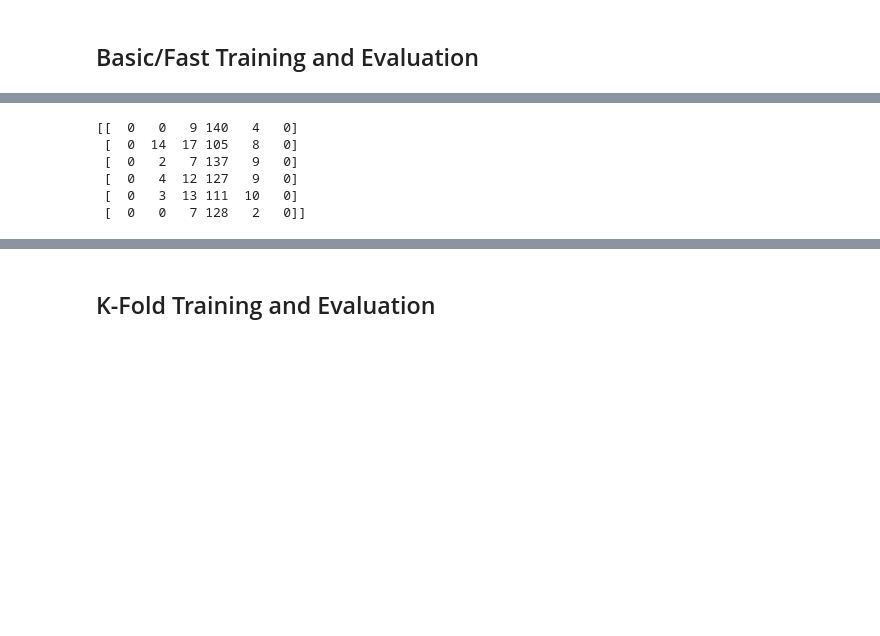
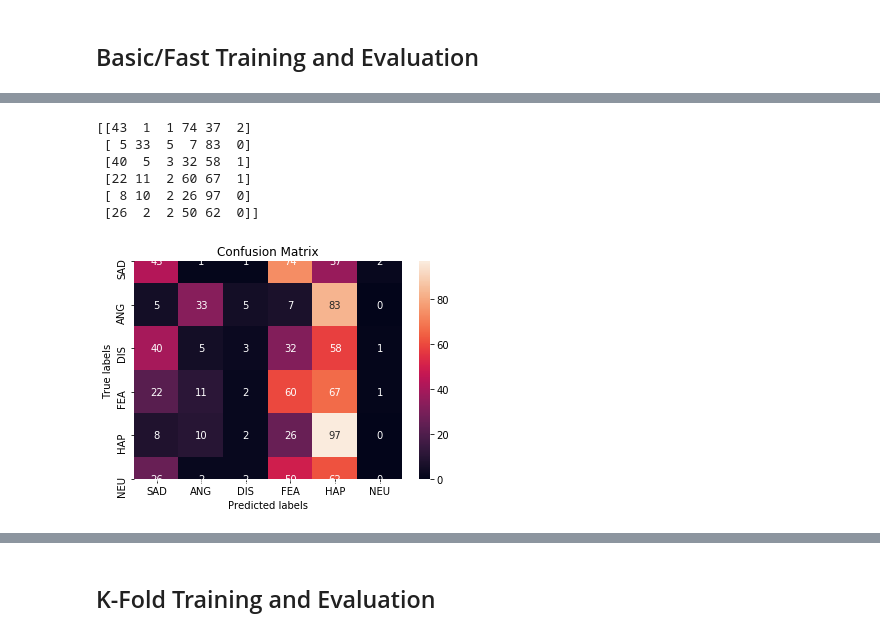
Before and after one commit to Taslim-M/SpeechEmotionClassifier, a Jupyter notebook: TrainingEvaluationEmotionTemplate.ipynb, the cells around one changed output, grey strips where cells are left out. Saved outputs shown, nothing was run; the diff lists cells and outputs as text; code cells hidden in the pictures; blank space fills up the shorter version.

```diff
--- a/TrainingEvaluationEmotionTemplate.ipynb
+++ b/TrainingEvaluationEmotionTemplate.ipynb
@@ -211,21 +219,37 @@ def generate_actual_predicted(Y_pred, X_test, Y_test):
         actual.append(np.argmax(Y_test[i]))
 
     return actual, predicted
-# %%
-Y_pred = model.predict(X_test)
-actual, predicted = generate_actual_predicted(Y_pred, X_test, Y_test)
-
-##Confusion Matrix
-from sklearn.metrics import confusion_matrix
-cm=confusion_matrix(actual,predicted)
-print(cm)
-# %% [output]
-[[  0   0   9 140   4   0]
- [  0  14  17 105   8   0]
- [  0   2   7 137   9   0]
- [  0   4  12 127   9   0]
- [  0   3  13 111  10   0]
- [  0   0   7 128   2   0]]
+# %%
+Y_pred = model.predict(X_test)
+actual, predicted = generate_actual_predicted(Y_pred, X_test, Y_test)
+
+##Confusion Matrix
+from sklearn.metrics import confusion_matrix
+actual_labeled = list()
+predict_labeled = list()
+for x,y in zip(actual,predicted):
+    actual_labeled.append(getEmotion(x))
+    predict_labeled.append(getEmotion(y))
+
+labels = ['SAD','ANG','DIS','FEA','HAP','NEU']
+cm=confusion_matrix(actual_labeled,predict_labeled,labels=labels)
+print(cm)
+
+ax= plt.subplot()
+sns.heatmap(cm, annot=True, ax = ax); #annot=True to annotate cells
+
+# labels, title and ticks
+ax.set_xlabel('Predicted labels');ax.set_ylabel('True labels');
+ax.set_title('Confusion Matrix');
+ax.xaxis.set_ticklabels(labels); ax.yaxis.set_ticklabels(labels);
+# %% [output]
+[[43  1  1 74 37  2]
+ [ 5 33  5  7 83  0]
+ [40  5  3 32 58  1]
+ [22 11  2 60 67  1]
+ [ 8 10  2 26 97  0]
+ [26  2  2 50 62  0]]
+[figure, added]
 # %%
 ## Test accuracy
 from sklearn.metrics import accuracy_score
```
Also changed, not shown: parts of 15 cells of this notebook.
